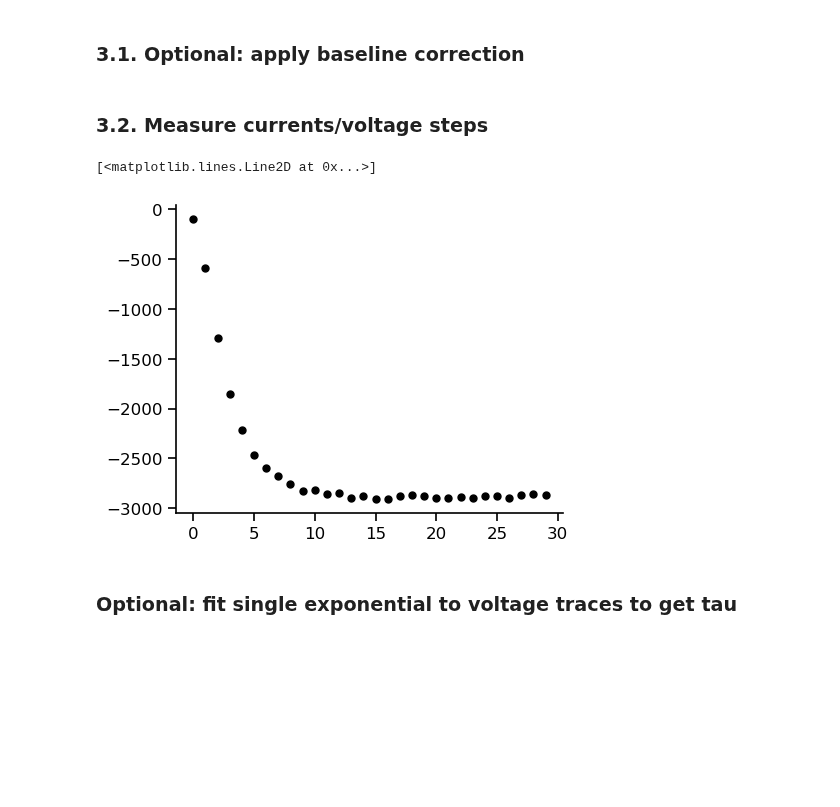
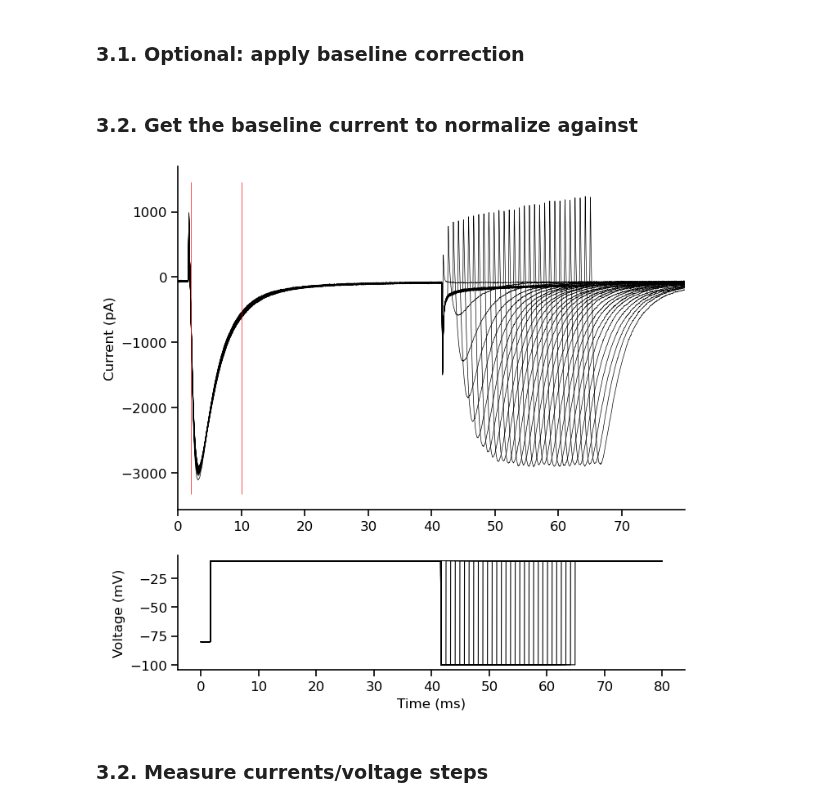
Before and after one commit to argalloni/CSHL_IonChannels2025, a Jupyter notebook: CSHL 3 - Na recovery.ipynb, the cells around one changed output. Saved outputs shown, nothing was run; the diff lists cells and outputs as text; code cells hidden in the pictures; blank space fills up the shorter version.

```diff
--- a/CSHL 3 - Na recovery.ipynb
+++ b/CSHL 3 - Na recovery.ipynb
@@ -93,22 +90,4 @@ array([<Axes: ylabel='Current (pA)'>,
 
 # plot_traces(time_in_window, current_traces, voltage_traces, marker_1, marker_2)
 # %% [markdown]
-### 3.2. Measure currents/voltage steps
+### 3.2. Get the baseline current to normalize against
-# %%
-start_time = marker_1 # milliseconds
-end_time = marker_2 # milliseconds
-measurement_type = 'min' # Options: 'mean', 'max', 'min', 'peak'
-
-_, current_steps = get_step_measurements(sweeps, sweeps_time, start_time, end_time, sampling_freq, measurement_type)
-
-# # Normalize to the biggest current
-# current_steps /= np.min(current_steps)  # Normalize current steps to the minimum value
-
-# Plot the normalized current steps against the holding voltages
-plt.figure(figsize=(5, 4))
-plt.plot(current_steps, 'o', color='black', markersize=5)
-# %% [output]
-[<matplotlib.lines.Line2D at 0x...>]
-[figure, removed]
-# %% [markdown]
-### Optional: fit single exponential to voltage traces to get tau
@@ -127,0 +94,21 @@ tau_values, ax = plot_expontial_fit(sweeps, sweeps_time, marker_1, marker_2, sam
+# %%
+start_time = 0 # milliseconds
+end_time = 80 # milliseconds
+
+marker_4 = 2 # milliseconds
+marker_5 = 10 # milliseconds
+
+current_traces, time_in_window = select_sweep_window(sweeps, sweeps_time, start_time, end_time, sampling_freq, channel=0)
+voltage_traces, time_in_window = select_sweep_window(sweeps, sweeps_time, start_time, end_time, sampling_freq, channel=1)
+
+start_time = marker_4 # milliseconds
+end_time = marker_5 # milliseconds
+measurement_type = 'min' # Options: 'mean', 'max', 'min', 'peak'
+_, baseline_current_steps = get_step_measurements(sweeps, sweeps_time, start_time, end_time, sampling_freq, measurement_type)
+
+plot_traces(time_in_window, current_traces, voltage_traces, marker_4, marker_5)
+plt.show()
+# %% [output]
+[figure, added]
+# %% [markdown]
+### 3.2. Measure currents/voltage steps
```
Also changed, not shown: parts of 4 cells of this notebook, 2 other files.
